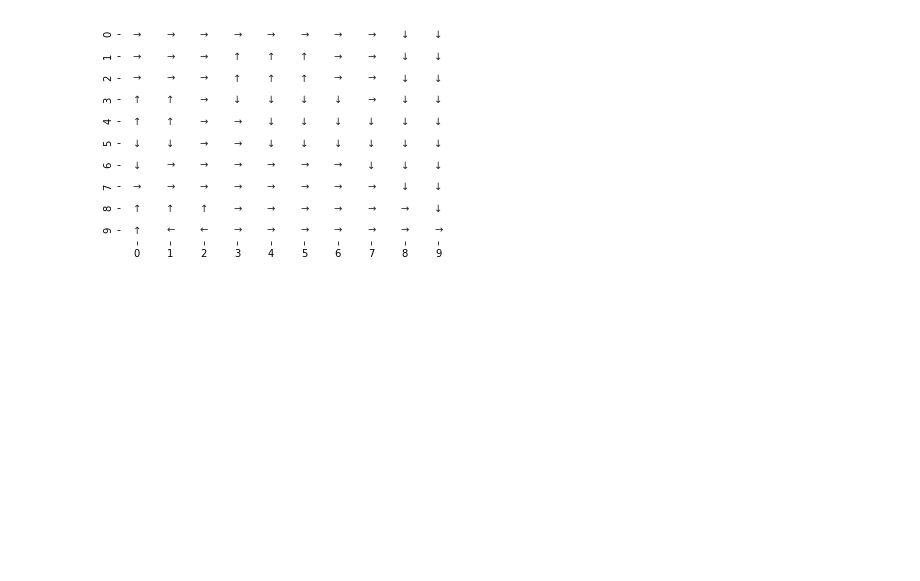
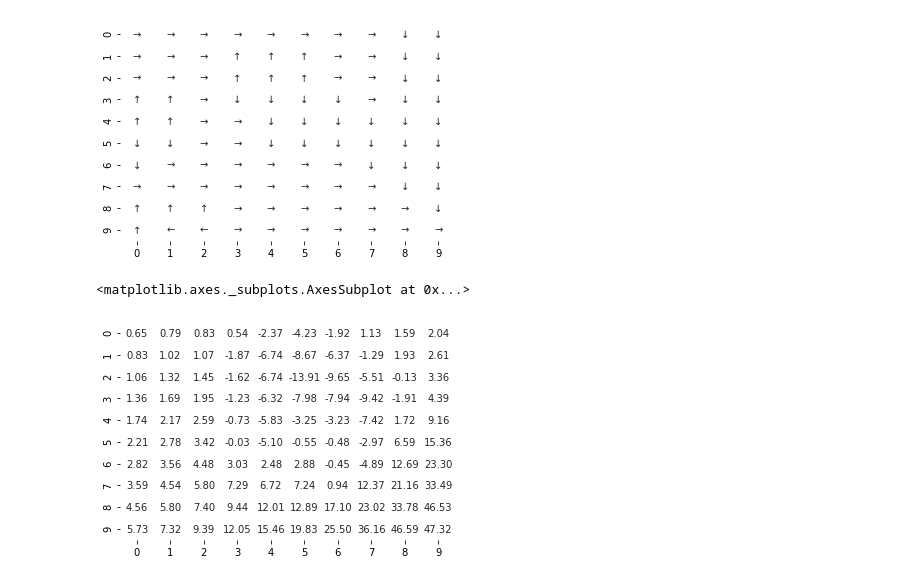
Before and after one commit to CapnSquirrel/ECE-232E, a Jupyter notebook: Project3/project3.ipynb, the cells around one changed output. Cells and saved outputs as stored; diff of their text form; code cells hidden in the pictures; blank space fills up the shorter version.

```diff
--- a/Project3/project3.ipynb
+++ b/Project3/project3.ipynb
@@ -184,3 +185,17 @@ sns.heatmap(state_space, annot=rf1_optimal_policy, fmt='', cbar = False, cmap=['
 # %% [output]
 <matplotlib.axes._subplots.AxesSubplot at 0x...>
 [figure]
+# %%
+state_space = np.zeros((10, 10))
+actions = [ 'L', 'R', 'U', 'D']
+w = 0.1
+g = 0.8
+eps = 0.01
+
+rf = rf2()
+rf2_optimal_state_values = optimal_state_value(state_space, actions, rf, w, g, eps)
+
+sns.heatmap(state_space, annot=rf2_optimal_state_values, fmt='.2f', cbar = False, cmap=['w'])
+# %% [output]
+<matplotlib.axes._subplots.AxesSubplot at 0x...>
+[figure, added]
```
Also changed, not shown: parts of 9 cells of this notebook.
